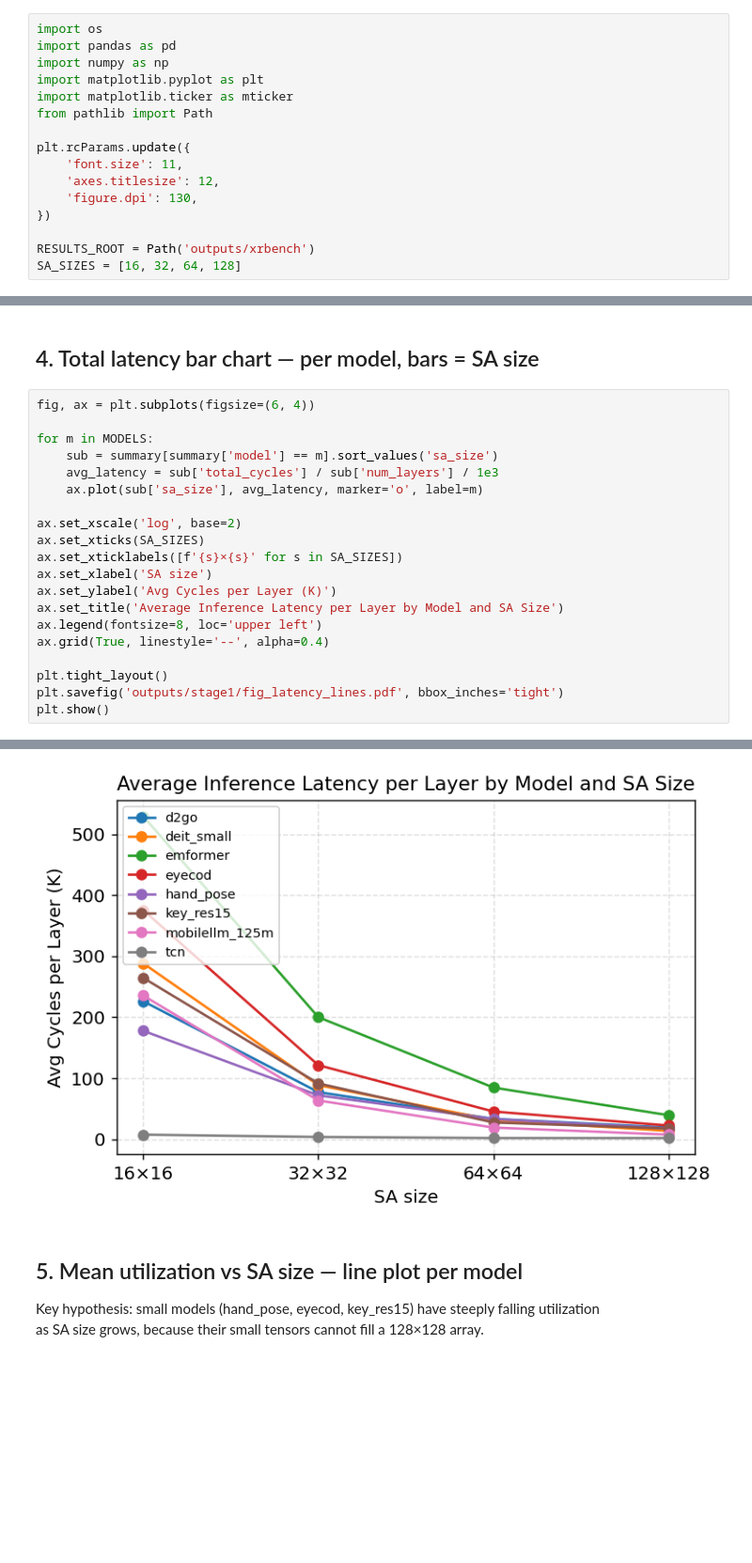
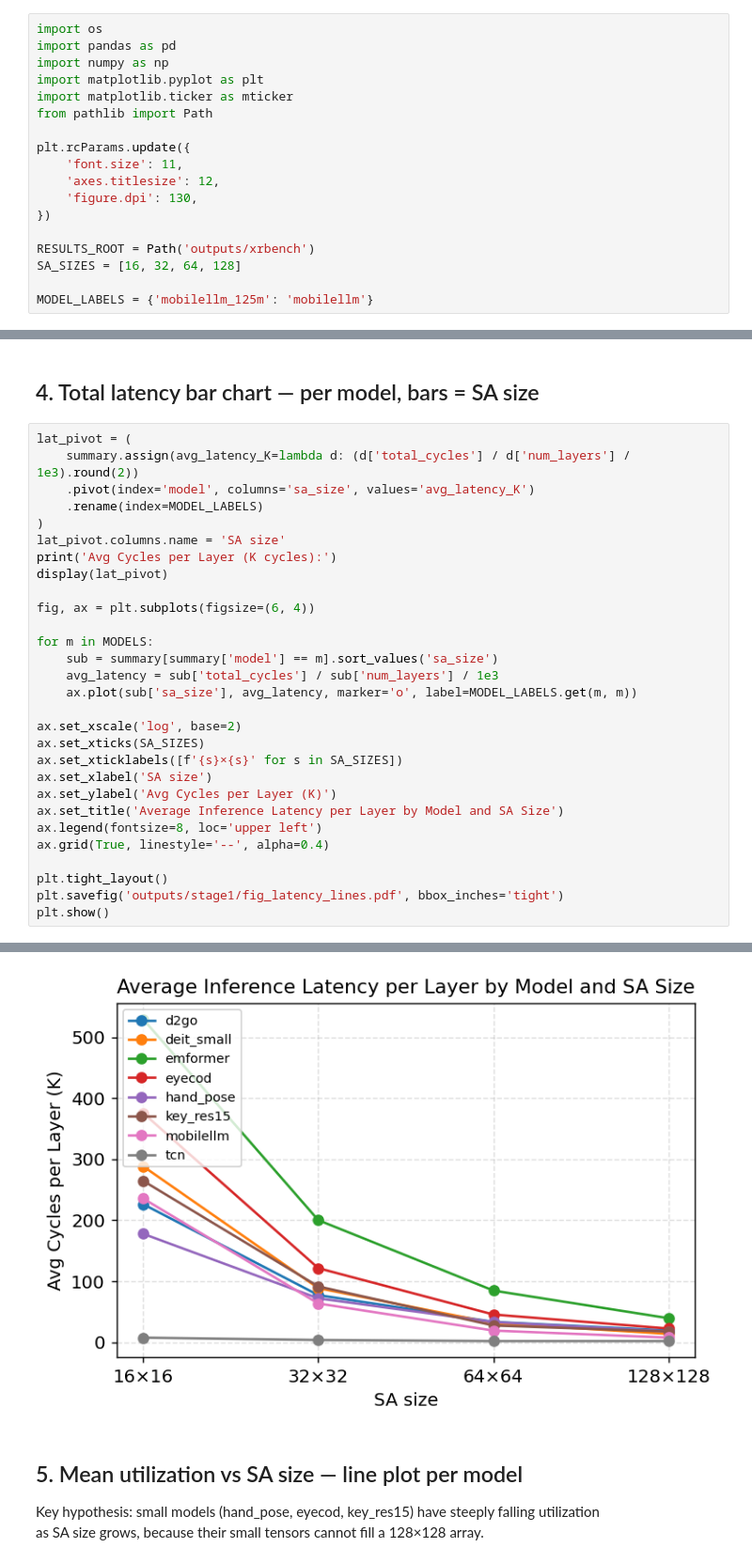
Before and after one commit to vsuresh95/SCALE-Sim, a Jupyter notebook: stage1_analysis.ipynb, the cells around one changed output, grey strips where cells are left out. Shown at 94% size. Saved outputs shown, nothing was run; the diff lists cells and outputs as text; blank space fills up the shorter version.

```diff
--- a/stage1_analysis.ipynb
+++ b/stage1_analysis.ipynb
@@ -24,6 +24,8 @@ plt.rcParams.update({
 
 RESULTS_ROOT = Path('outputs/xrbench')
 SA_SIZES = [16, 32, 64, 128]
+
+MODEL_LABELS = {'mobilellm_125m': 'mobilellm'}
 # %% [markdown]
 ## 1. Load all COMPUTE_REPORTs into a master DataFrame
 # %%
@@ -166,12 +182,21 @@ plt.show()
 # %% [markdown]
 ## 4. Total latency bar chart — per model, bars = SA size
 # %%
+lat_pivot = (
+    summary.assign(avg_latency_K=lambda d: (d['total_cycles'] / d['num_layers'] / 1e3).round(2))
+    .pivot(index='model', columns='sa_size', values='avg_latency_K')
+    .rename(index=MODEL_LABELS)
+)
+lat_pivot.columns.name = 'SA size'
+print('Avg Cycles per Layer (K cycles):')
+display(lat_pivot)
+
 fig, ax = plt.subplots(figsize=(6, 4))
 
 for m in MODELS:
     sub = summary[summary['model'] == m].sort_values('sa_size')
     avg_latency = sub['total_cycles'] / sub['num_layers'] / 1e3
-    ax.plot(sub['sa_size'], avg_latency, marker='o', label=m)
+    ax.plot(sub['sa_size'], avg_latency, marker='o', label=MODEL_LABELS.get(m, m))
 
 ax.set_xscale('log', base=2)
 ax.set_xticks(SA_SIZES)
@@ -189,4 +225,4 @@ plt.show()
-[figure, old version]
+[figure, new version]
 # %% [markdown]
 ## 5. Mean utilization vs SA size — line plot per model
 
```
Also changed, not shown: parts of 7 cells of this notebook, 1 other file.
